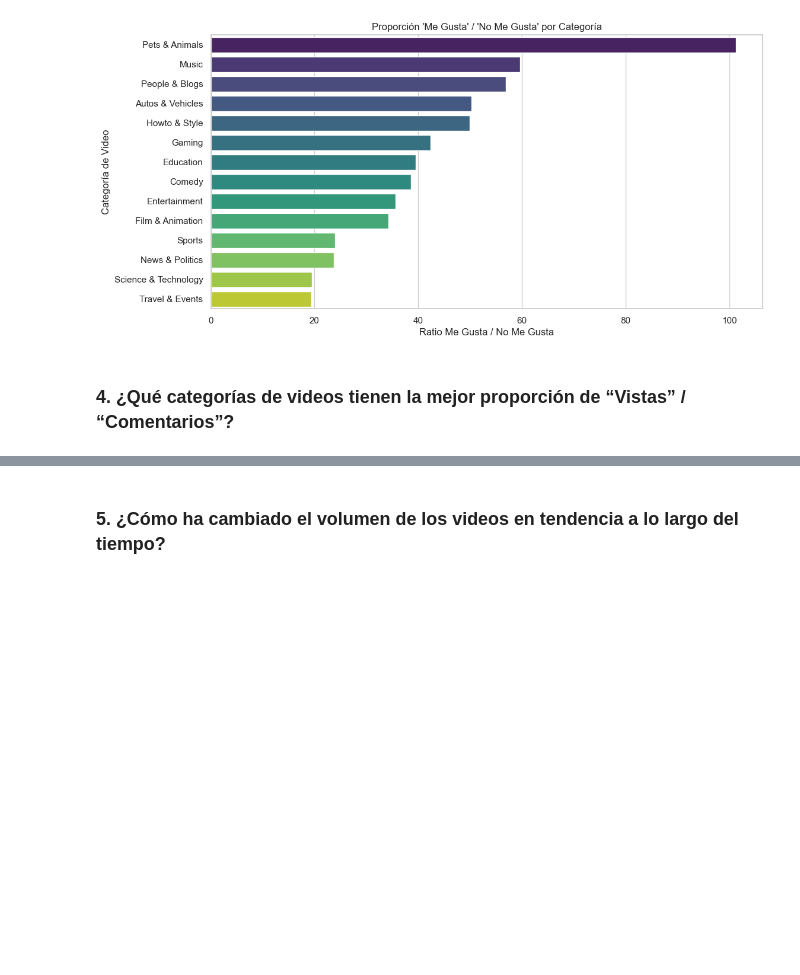
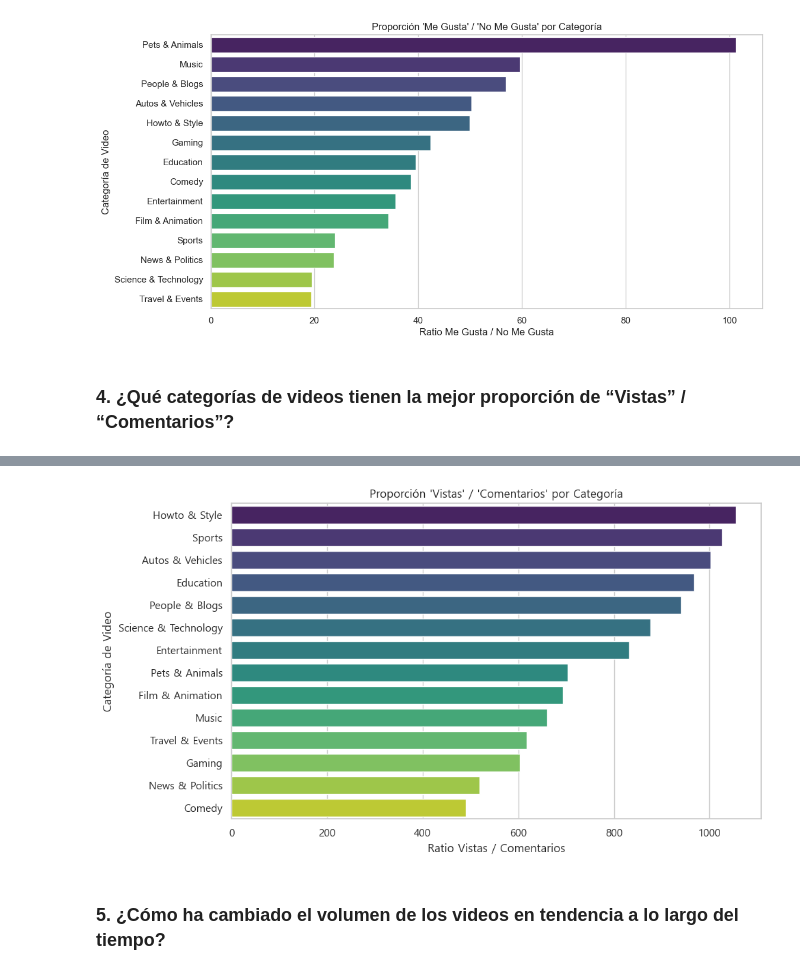
Before and after one commit to DiegoEBV/CRISP-DM-KRS, a Jupyter notebook: code/KR.ipynb, the cells around one changed output, grey strips where cells are left out. Saved outputs shown, nothing was run; the diff lists cells and outputs as text; code cells hidden in the pictures; blank space fills up the shorter version.

```diff
--- a/code/KR.ipynb
+++ b/code/KR.ipynb
@@ -425,3 +413,20 @@ Passing `palette` without assigning `hue` is deprecated and will be removed in v
+# %%
+df = df[df['comment_count'] > 0]
+
+# Calcular la proporción "Vistas/Comentarios" para cada video
+df['views_comments_ratio'] = df['views'] / df['comment_count']
+
+# Calcular el promedio de "Vistas/Comentarios" por categoría
+avg_views_comments_ratio = df.groupby('category_name')['views_comments_ratio'].mean().sort_values(ascending=False)
+
+plt.figure(figsize=(10, 6))
+sns.barplot(x=avg_views_comments_ratio, y=avg_views_comments_ratio.index, hue=avg_views_comments_ratio.index, dodge=False, palette="viridis", legend=False)
+plt.title("Proporción 'Vistas' / 'Comentarios' por Categoría")
+plt.xlabel("Ratio Vistas / Comentarios")
+plt.ylabel("Categoría de Video")
+plt.show()
+# %% [output]
+[figure, added]
 # %% [markdown]
 ### 5. ¿Cómo ha cambiado el volumen de los videos en tendencia a lo largo del tiempo?
 # %%
```
Also changed, not shown: parts of 20 cells of this notebook, 20 other files.
